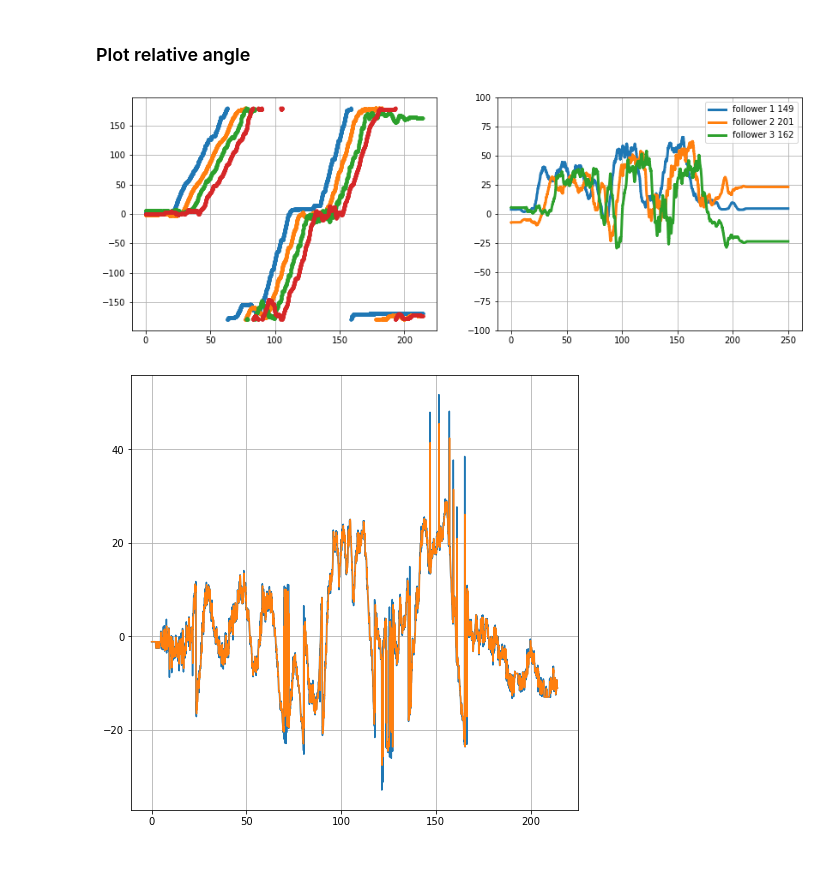
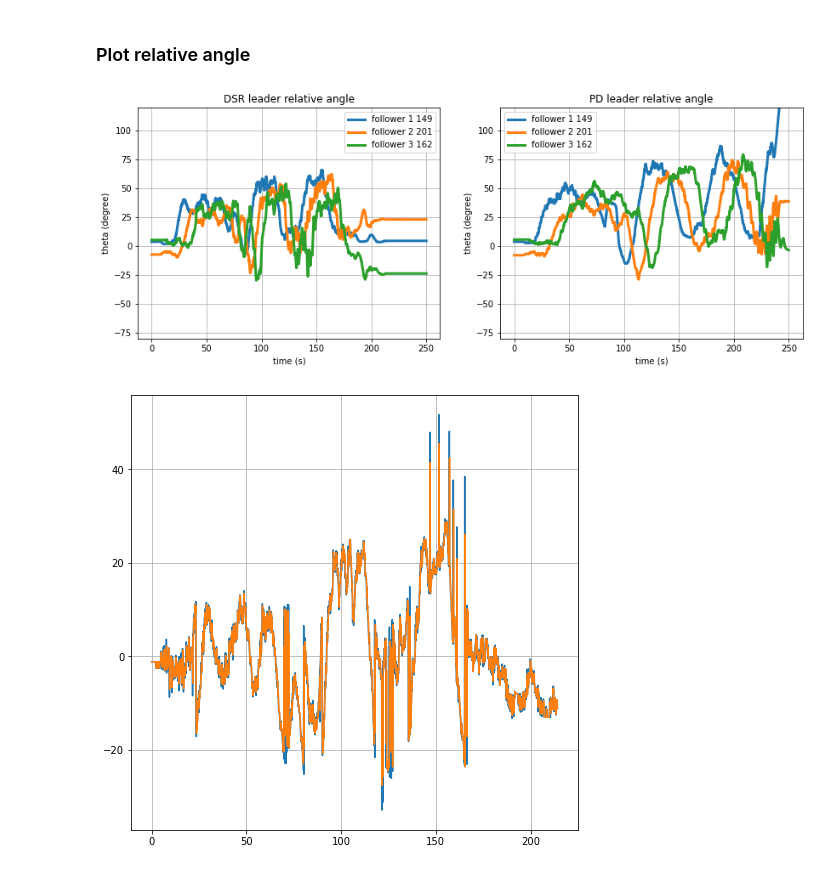
Before and after one commit to holyhenry/DSR_s_curve_tbot_test, a Jupyter notebook: plotting/scripts/data_visualize.ipynb, the cells around one changed output. Cells and saved outputs as stored; diff of their text form; code cells hidden in the pictures.

```diff
--- a/plotting/scripts/data_visualize.ipynb
+++ b/plotting/scripts/data_visualize.ipynb
@@ -6,10 +6,10 @@ import matplotlib.pyplot as plt
 import numpy as np
 import math
 # %%
-# file_dsr = '/home/henrypcl/rosbag/dsr_path2.bag'
-# file_pds = '/home/henrypcl/rosbag/pd_s_path2.bag'
-file_dsr = '/Users/henrychang/DSR_s_curve_tbot_test/rosbag/dsr_path2.bag'
-file_pds = '/Users/henrychang/DSR_s_curve_tbot_test/rosbag/pd_s_path2.bag'
+file_dsr = '/home/henrypcl/rosbag/dsr_path2.bag'
+file_pds = '/home/henrypcl/rosbag/pd_s_path2.bag'
+# file_dsr = '/Users/henrychang/DSR_s_curve_tbot_test/rosbag/dsr_path2.bag'
+# file_pds = '/Users/henrychang/DSR_s_curve_tbot_test/rosbag/pd_s_path2.bag'
 readbag_dsr = bagreader(file_dsr)
 readbag_pds = bagreader(file_pds)
 
@@ -267,46 +332,77 @@ from scipy.spatial.transform import Rotation as R
 r = R.from_quat(np.array([odom165_data_dsr['pose.pose.orientation.x'].to_numpy(),
                           odom165_data_dsr['pose.pose.orientation.y'].to_numpy(),
                           odom165_data_dsr['pose.pose.orientation.z'].to_numpy(),
                           odom165_data_dsr['pose.pose.orientation.w'].to_numpy()]).T)
 head165_dsr = r.as_euler('zyx', degrees=True)[:,0]
-odom165_t_dsr_zoh, head165_dsr_zoh = zoh(odom165_t_dsr, head165_dsr)
+odom165_t_dsr_zoh, head165_dsr_zoh = zoh(odom165_t_dsr, head165_dsr) # plot this
+r = R.from_quat(np.array([odom165_data_pds['pose.pose.orientation.x'].to_numpy(),
+                          odom165_data_pds['pose.pose.orientation.y'].to_numpy(),
+                          odom165_data_pds['pose.pose.orientation.z'].to_numpy(),
+                          odom165_data_pds['pose.pose.orientation.w'].to_numpy()]).T)
+head165_pds = r.as_euler('zyx', degrees=True)[:,0]
+odom165_t_pds_zoh, head165_pds_zoh = zoh(odom165_t_pds, head165_pds) # plot this
 
 r = R.from_quat(np.array([odom149_data_dsr['pose.pose.orientation.x'].to_numpy(),
                           odom149_data_dsr['pose.pose.orientation.y'].to_numpy(),
                           odom149_data_dsr['pose.pose.orientation.z'].to_numpy(),
                           odom149_data_dsr['pose.pose.orientation.w'].to_numpy()]).T)
 head149_dsr = r.as_euler('zyx', degrees=True)[:,0]
-odom149_t_dsr_zoh, head149_dsr_zoh = zoh(odom149_t_dsr, head149_dsr)
+odom149_t_dsr_zoh, head149_dsr_zoh = zoh(odom149_t_dsr, head149_dsr) # plot this
+r = R.from_quat(np.array([odom149_data_pds['pose.pose.orientation.x'].to_numpy(),
+                          odom149_data_pds['pose.pose.orientation.y'].to_numpy(),
+                          odom149_data_pds['pose.pose.orientation.z'].to_numpy(),
+                          odom149_data_pds['pose.pose.orientation.w'].to_numpy()]).T)
+head149_pds = r.as_euler('zyx', degrees=True)[:,0]
+odom149_t_pds_zoh, head149_pds_zoh = zoh(odom149_t_pds, head149_pds) # plot this
 
 r = R.from_quat(np.array([odom201_data_dsr['pose.pose.orientation.x'].to_numpy(),
                           odom201_data_dsr['pose.pose.orientation.y'].to_numpy(),
                           odom201_data_dsr['pose.pose.orientation.z'].to_numpy(),
                           odom201_data_dsr['pose.pose.orientation.w'].to_numpy()]).T)
 head201_dsr = r.as_euler('zyx', degrees=True)[:,0]
-odom201_t_dsr_zoh, head201_dsr_zoh = zoh(odom201_t_dsr, head201_dsr)
+odom201_t_dsr_zoh, head201_dsr_zoh = zoh(odom201_t_dsr, head201_dsr) # plot this
+r = R.from_quat(np.array([odom201_data_pds['pose.pose.orientation.x'].to_numpy(),
+                          odom201_data_pds['pose.pose.orientation.y'].to_numpy(),
+                          odom201_data_pds['pose.pose.orientation.z'].to_numpy(),
+                          odom201_data_pds['pose.pose.orientation.w'].to_numpy()]).T)
+head201_pds = r.as_euler('zyx', degrees=True)[:,0]
+odom201_t_pds_zoh, head201_pds_zoh = zoh(odom201_t_pds, head201_pds) # plot this
 
 r = R.from_quat(np.array([odom162_data_dsr['pose.pose.orientation.x'].to_numpy(),
                           odom162_data_dsr['pose.pose.orientation.y'].to_numpy(),
                           odom162_data_dsr['pose.pose.orientation.z'].to_numpy(),
                           odom162_data_dsr['pose.pose.orientation.w'].to_numpy()]).T)
 head162_dsr = r.as_euler('zyx', degrees=True)[:,0]
-odom162_t_dsr_zoh, head162_dsr_zoh = zoh(odom162_t_dsr, head162_dsr)
+odom162_t_dsr_zoh, head162_dsr_zoh = zoh(odom162_t_dsr, head162_dsr) # plot this
+r = R.from_quat(np.array([odom162_data_pds['pose.pose.orientation.x'].to_numpy(),
+                          odom162_data_pds['pose.pose.orientation.y'].to_numpy(),
+                          odom162_data_pds['pose.pose.orientation.z'].to_numpy(),
+                          odom162_data_pds['pose.pose.orientation.w'].to_numpy()]).T)
+head162_pds = r.as_euler('zyx', degrees=True)[:,0]
+odom162_t_pds_zoh, head162_pds_zoh = zoh(odom162_t_pds, head162_pds) # plot this
 
 fig, (ax1, ax2) = plt.subplots(1,2,figsize=(14,5))
-ax1.plot(odom165_t_dsr, head165_dsr, '.')
-ax1.plot(odom149_t_dsr, head149_dsr, '.')
-ax1.plot(odom201_t_dsr, head201_dsr, '.')
-ax1.plot(odom162_t_dsr, head162_dsr, '.')
+ax1.plot(odom149_t_dsr_zoh, filter180(head165_dsr_zoh-head149_dsr_zoh), '-', linewidth=3, label='follower 1 149')
+ax1.plot(odom201_t_dsr_zoh, filter180(head149_dsr_zoh-head201_dsr_zoh), '-', linewidth=3, label='follower 2 201')
+ax1.plot(odom162_t_dsr_zoh, filter180(head201_dsr_zoh-head162_dsr_zoh), '-', linewidth=3, label='follower 3 162')
+ax1.set_title('DSR leader relative angle')
+ax1.set_xlabel('time (s)')
+ax1.set_ylabel('theta (degree)')
+ax1.set_ylim(-80, 120)
+ax1.legend()
 ax1.grid()
 
-ax2.plot(odom149_t_dsr_zoh, filter180(head165_dsr_zoh-head149_dsr_zoh), '-', linewidth=3, label='follower 1 149')
-ax2.plot(odom201_t_dsr_zoh, filter180(head149_dsr_zoh-head201_dsr_zoh), '-', linewidth=3, label='follower 2 201')
-ax2.plot(odom162_t_dsr_zoh, filter180(head201_dsr_zoh-head162_dsr_zoh), '-', linewidth=3, label='follower 3 162')
-ax2.set_ylim(-100, 100)
+ax2.plot(odom149_t_pds_zoh, filter180(head165_pds_zoh-head149_pds_zoh), '-', linewidth=3, label='follower 1 149')
+ax2.plot(odom201_t_pds_zoh, filter180(head149_pds_zoh-head201_pds_zoh), '-', linewidth=3, label='follower 2 201')
+ax2.plot(odom162_t_pds_zoh, filter180(head201_pds_zoh-head162_pds_zoh), '-', linewidth=3, label='follower 3 162')
+ax2.set_title('PD leader relative angle')
+ax2.set_xlabel('time (s)')
+ax2.set_ylabel('theta (degree)')
+ax2.set_ylim(-80, 120)
 ax2.legend()
 ax2.grid()
 # %% [output]
-[figure, old version]
+[figure, new version]
 # %%
 sensing149_data = pd.read_csv(readbag_dsr.message_by_topic('/tbot149/april_data_multi'), on_bad_lines='skip')
 sensing149_freq = readbag_dsr.topic_table['Frequency'][0]
```
Also changed, not shown: parts of 7 cells of this notebook, 1 other file.
